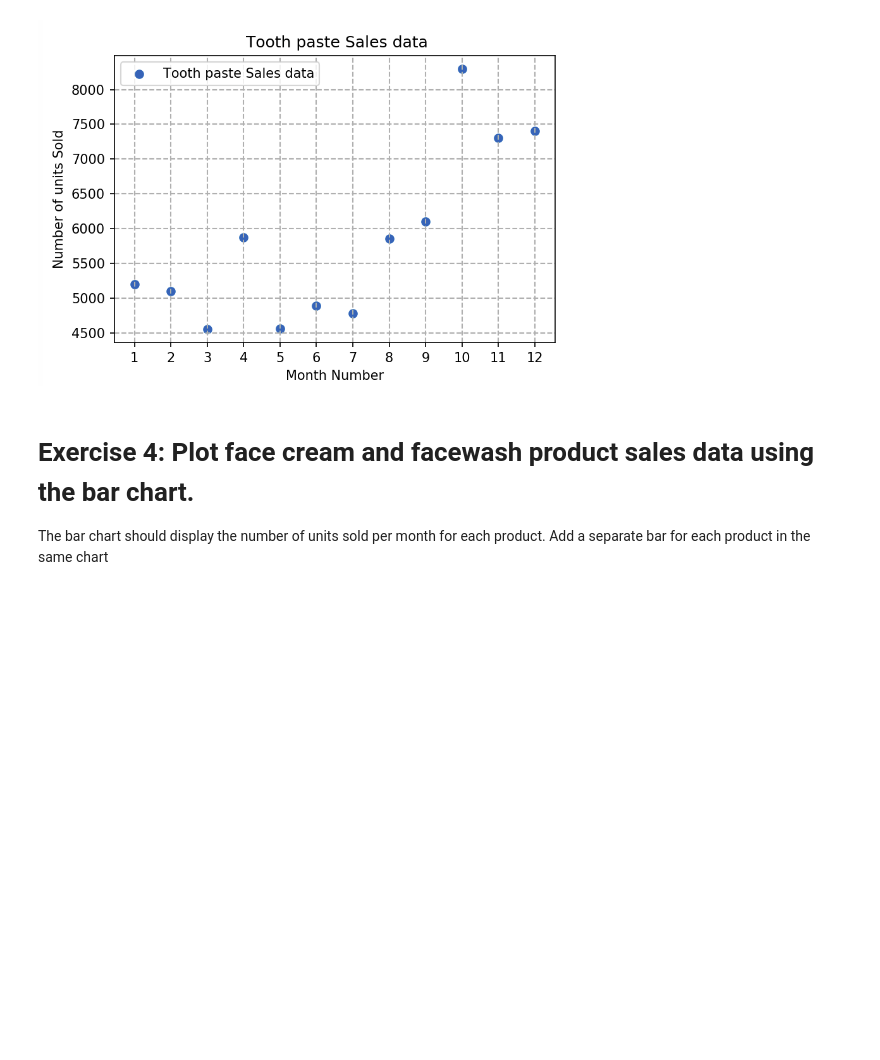
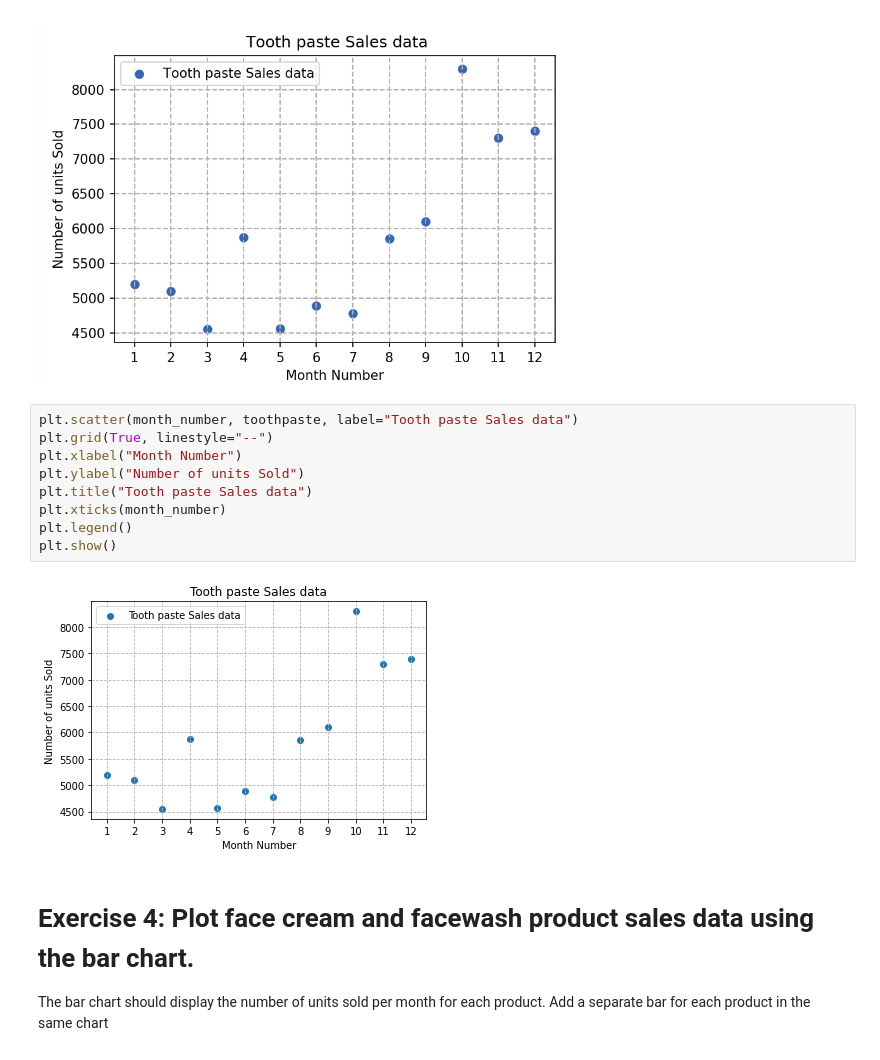
Before and after one commit to TechSaksham-FDP/FDP-5days, a Jupyter notebook: Assignments/Matplotlib-Day1-Exercise.ipynb, the cells around one changed output. Drawn from its saved outputs; the diff is of its cells as text; blank space fills up the shorter version.

```diff
--- a/Assignments/Matplotlib-Day1-Exercise.ipynb
+++ b/Assignments/Matplotlib-Day1-Exercise.ipynb
@@ -35,6 +64,17 @@ Display the number of units sold per month for each product using multiline plot
 # Ecercise 3: Read toothpaste sales data of each month using a scatter plot. Also, add a grid in the plot. gridline style should “–“.
 
 ![fig4.png](attachment:fig4.png)
+# %%
+plt.scatter(month_number, toothpaste, label="Tooth paste Sales data")
+plt.grid(True, linestyle="--")
+plt.xlabel("Month Number")
+plt.ylabel("Number of units Sold")
+plt.title("Tooth paste Sales data")
+plt.xticks(month_number)
+plt.legend()
+plt.show()
+# %% [output]
+[figure, added]
 # %% [markdown]
 # Exercise 4: Plot face cream and facewash product sales data using the bar chart.
 
```
Also changed, not shown: parts of 6 cells of this notebook.
